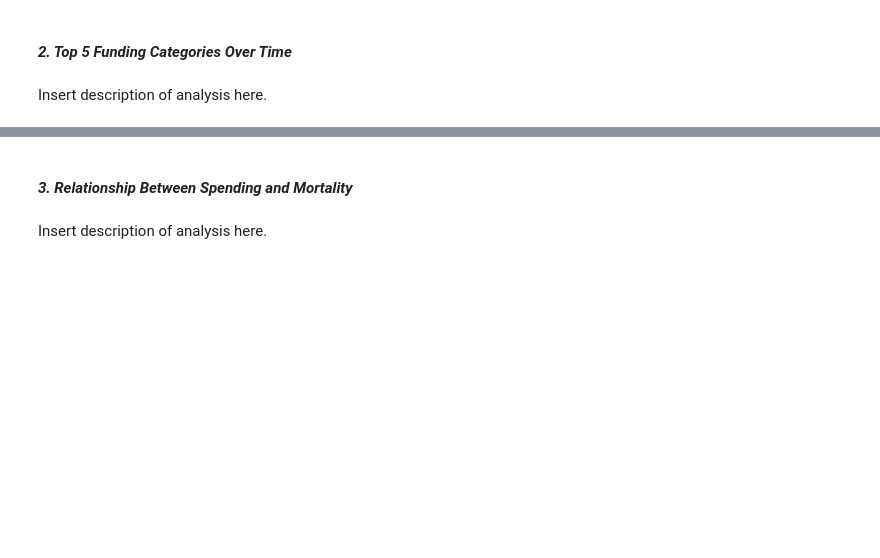
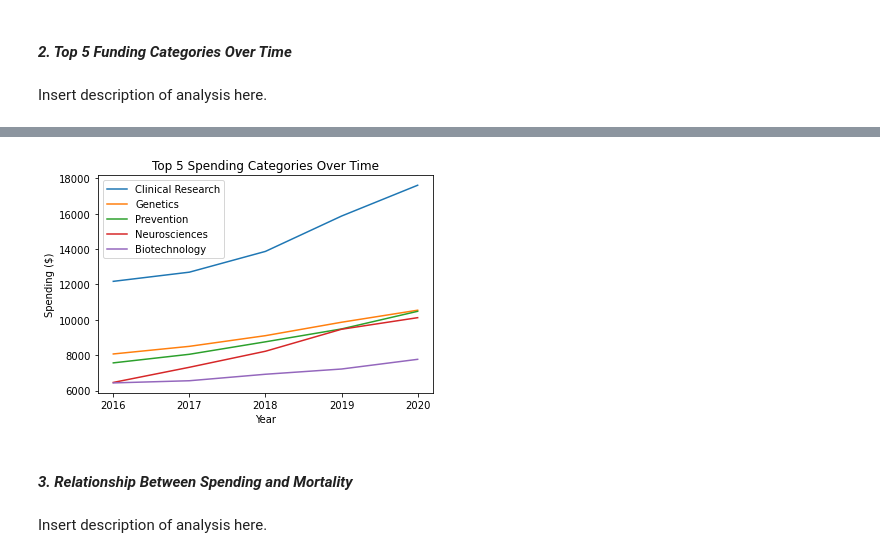
Before and after one commit to UCB-stat-159-s22/hw07-group25, a Jupyter notebook: Main.ipynb, the cells around one changed output, grey strips where cells are left out. Saved outputs shown, nothing was run; the diff lists cells and outputs as text; code cells hidden in the pictures; blank space fills up the shorter version.

```diff
--- a/Notebook_Maddy.ipynb
+++ b/Main.ipynb
@@ -151,0 +208,8 @@ Insert description of analysis here.
+# %%
+def change_to_float(data):
+    return data.replace('[\$,]', '', regex=True).astype(float)
+
+data_recent = df[["research_category", "2016", "2017", "2018", "2019", "2020"]]
+
+for item in ["2016", "2017", "2018", "2019", "2020"]:
+    data_recent[item] = change_to_float(data_recent[item])
@@ -151,0 +221,5 @@ Insert description of analysis here.
+# %%
+data_recent['total'] = data_recent['2016']+data_recent['2017']+data_recent['2018']+data_recent['2019']+data_recent['2020']
+datatop5 = data_recent.sort_values("total", ascending=False)[:5]
+datatop5 = datatop5[["research_category", "2016", "2017", "2018", "2019", "2020"]]
+datatop5
@@ -151,0 +237,4 @@ Insert description of analysis here.
+# %%
+datatop5 = datatop5.set_index('research_category').transpose().reset_index()
+datatop5['index'] = (datatop5['index']).astype(int)
+datatop5
@@ -152,3 +248,17 @@ Insert description of analysis here.
+# %%
+plt.plot("index", 'Clinical Research ', data = datatop5, label = "Clinical Research");
+plt.plot("index", 'Genetics ', data = datatop5, label = "Genetics");
+plt.plot("index", 'Prevention ', data = datatop5, label = "Prevention");
+plt.plot("index", 'Neurosciences ', data = datatop5, label = "Neurosciences");
+plt.plot("index", 'Biotechnology ', data = datatop5, label = "Biotechnology");
+plt.xticks(np.arange(2016, 2020+1, 1.0));
+plt.xlabel("Year");
+plt.ylabel("Spending ($)");
+plt.legend();
+plt.title("Top 5 Spending Categories Over Time");
+plt.savefig('figures/fig2.png')
+# %% [output]
+[figure, added]
 # %% [markdown]
 #### *3. Relationship Between Spending and Mortality*
 # %% [markdown]
```
Also changed, not shown: parts of 9 cells of this notebook, 11 other files.
